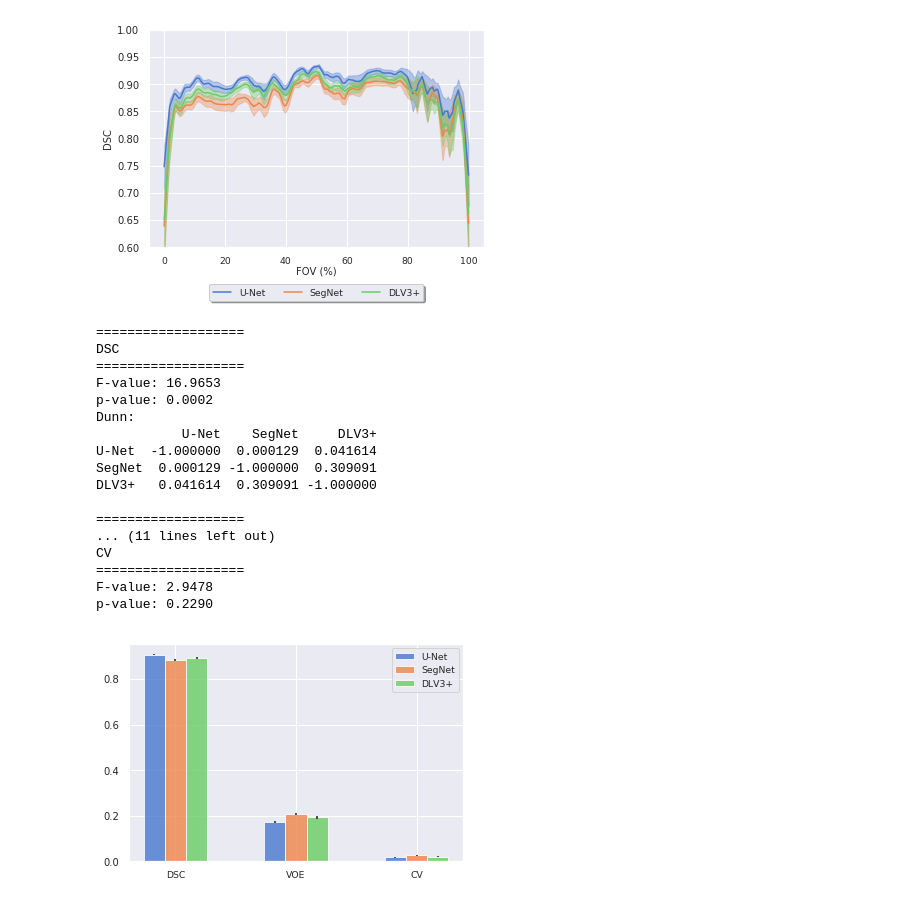
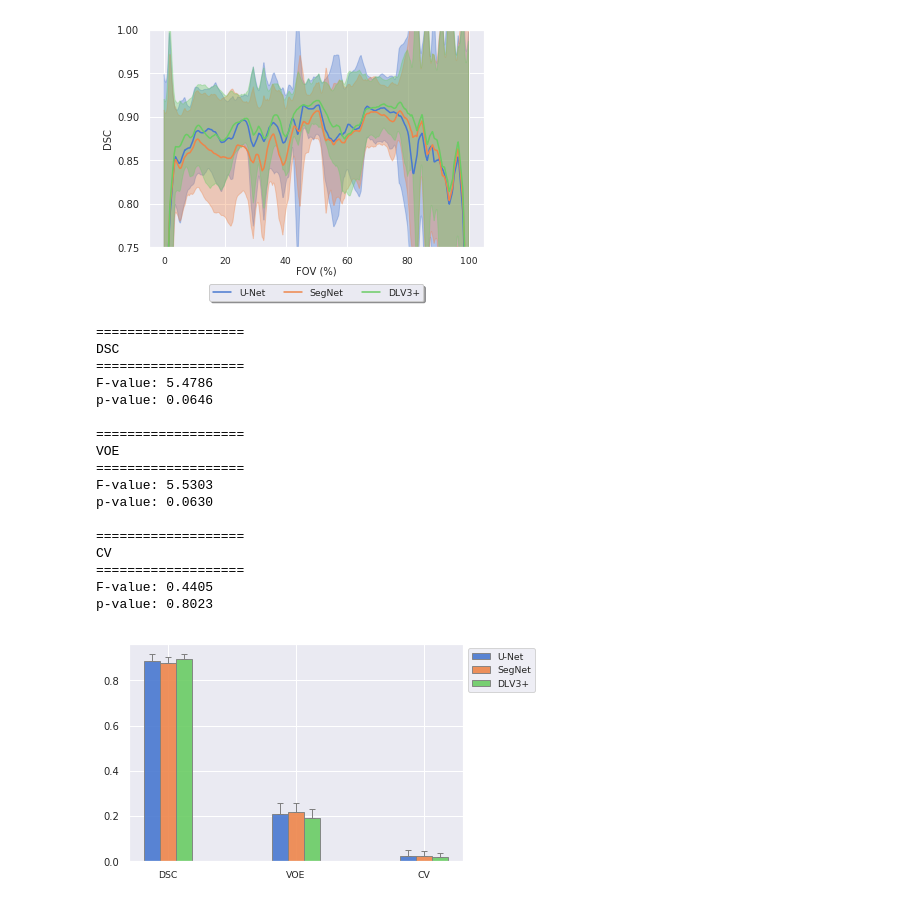
Before and after one commit to ad12/MedSegPy, a Jupyter notebook: analysis/exp_graphs.ipynb, the cells around one changed output. Saved outputs shown, nothing was run; the diff lists cells and outputs as text; code cells hidden in the pictures.

```diff
--- a/analysis/exp_graphs.ipynb
+++ b/analysis/exp_graphs.ipynb
@@ -42,36 +42,36 @@ NON_FT_UNET = '/bmrNAS/people/arjun/msk_seg_networks/architecture_limit/unet_2d/
 BASELINE_UNET = '/bmrNAS/people/arjun/msk_seg_networks/augment_limited/unet_2d/2018-11-07-16-05-15/test_results'
 # %%
 # Architecture result paths
-ARCH_UNET = BASE_UNET
-ARCH_SEGNET = '/bmrNAS/people/arjun/msk_seg_networks/architecture_limit/segnet_2d/2018-09-01-22-39-39/fine_tune/test_results'
-ARCH_DEEPLAB = '/bmrNAS/people/arjun/msk_seg_networks/architecture_limit/deeplabv3_2d/2018-09-26-19-07-53/fine_tune/test_results/16_2-4-6'
+ARCH_UNET = BASELINE_UNET
+ARCH_SEGNET = '/bmrNAS/people/arjun/msk_seg_networks/architecture_limit/segnet_2d/2018-11-30-21-13-14/fine_tune/test_results'
+ARCH_DEEPLAB = '/bmrNAS/people/arjun/msk_seg_networks/architecture_limit/deeplabv3_2d/2018-11-30-05-49-49/test_results/16_2-4-6'
 ARCHS = {'filename': 'architecture',
          'keys': ['U-Net', 'SegNet', 'DLV3+'],
          'U-Net': ARCH_UNET, 'SegNet': ARCH_SEGNET, 'DLV3+': ARCH_DEEPLAB}
-af.graph_slice_exp(ARCHS, True, title='')
+af.graph_slice_exp(ARCHS, True, title='', ylim=[0.75, 1])
 
 stats.kruskal_dunn_analysis([ARCH_UNET, ARCH_SEGNET, ARCH_DEEPLAB], ARCHS['keys'], 'stats-arch')
-stats.compare_metrics([ARCH_UNET, ARCH_SEGNET, ARCH_DEEPLAB], ARCHS['keys'], 'stats-arch')
+stats.compare_metrics_v2([ARCH_UNET, ARCH_SEGNET, ARCH_DEEPLAB], ARCHS['keys'], 'stats-arch')
 # %% [output]
-[figure, old version]
+[figure, new version]
 ===================
 DSC
 ===================
-F-value: 16.9653
-p-value: 0.0002
-Dunn:
-           U-Net    SegNet     DLV3+
-U-Net  -1.000000  0.000129  0.041614
-SegNet  0.000129 -1.000000  0.309091
-DLV3+   0.041614  0.309091 -1.000000
+F-value: 5.4786
+p-value: 0.0646
 
 ===================
-... (11 lines left out)
+VOE
+===================
+F-value: 5.5303
+p-value: 0.0630
+
+===================
 CV
 ===================
-F-value: 2.9478
-p-value: 0.2290
+F-value: 0.4405
+p-value: 0.8023
-[figure, old version]
+[figure, new version]
 # %%
 # Loss function result paths
 LOSS_DSC = BASELINE_UNET
```
Also changed, not shown: parts of 6 cells of this notebook, 4 other files.
